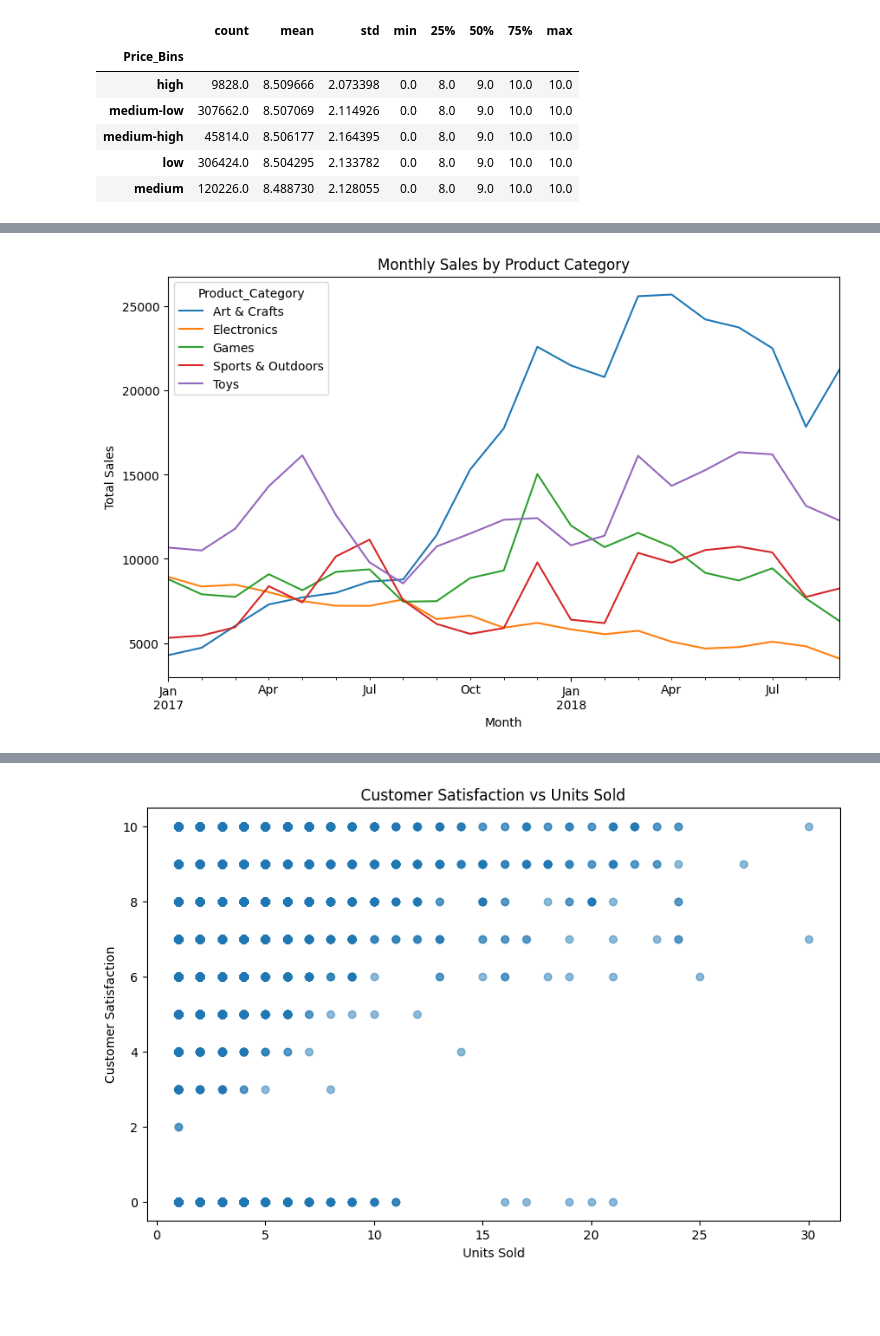
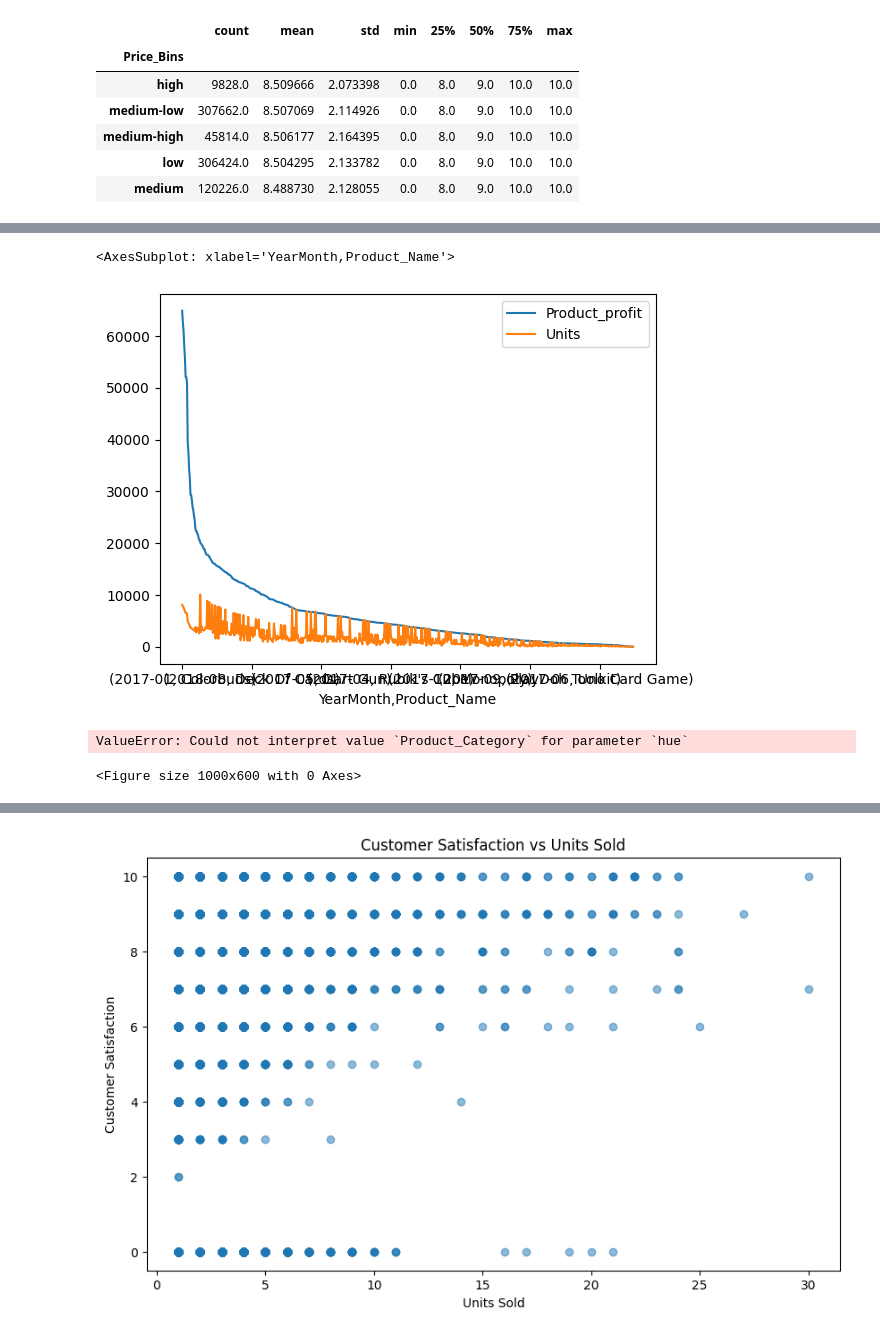
Before and after one commit to tianlan8/maven_toys_analysis, a Jupyter notebook: Maven_Toys_Data_Analysis.ipynb, the cells around one changed output, grey strips where cells are left out. Cells and saved outputs as stored; diff of their text form; code cells hidden in the pictures; blank space fills up the shorter version.

```diff
--- a/Maven_Toys_Data_Analysis.ipynb
+++ b/Maven_Toys_Data_Analysis.ipynb
@@ -291,15 +320,21 @@ plt.show()
+# %%
+maven_df.groupby(['YearMonth', 'Product_Name'])[['Product_profit', 'Units']].sum().sort_values(by='Product_profit', ascending=False).plot()
+# %% [output]
+<AxesSubplot: xlabel='YearMonth,Product_Name'>
+[figure, added]
 # %%
 # Calculate the monthly sales for each product category
-category_sales = maven_df.groupby(['YearMonth', 'Product_Category'])['Units'].sum().unstack()
+category_sales = maven_df.groupby(['YearMonth', 'Product_Category'])['Customer_Satisfaction'].mean().unstack().rolling(3).mean().dropna()
 
 # Create a line plot of the monthly sales for each product category
 plt.figure(figsize=(10, 6))
-category_sales.plot(kind='line', ax=plt.gca())
+sns.lineplot(data=category_sales, x='YearMonth', hue='Product_Category', palette='tab10')
 plt.title('Monthly Sales by Product Category')
 plt.xlabel('Month')
 plt.ylabel('Total Sales')
 plt.show()
 # %% [output]
-[figure, removed]
+ValueError: Could not interpret value `Product_Category` for parameter `hue`
+<Figure size 1000x600 with 0 Axes>
 # %%
 # Calculate the monthly sales for each city
```
Also changed, not shown: parts of 13 cells of this notebook, 1 other file.
